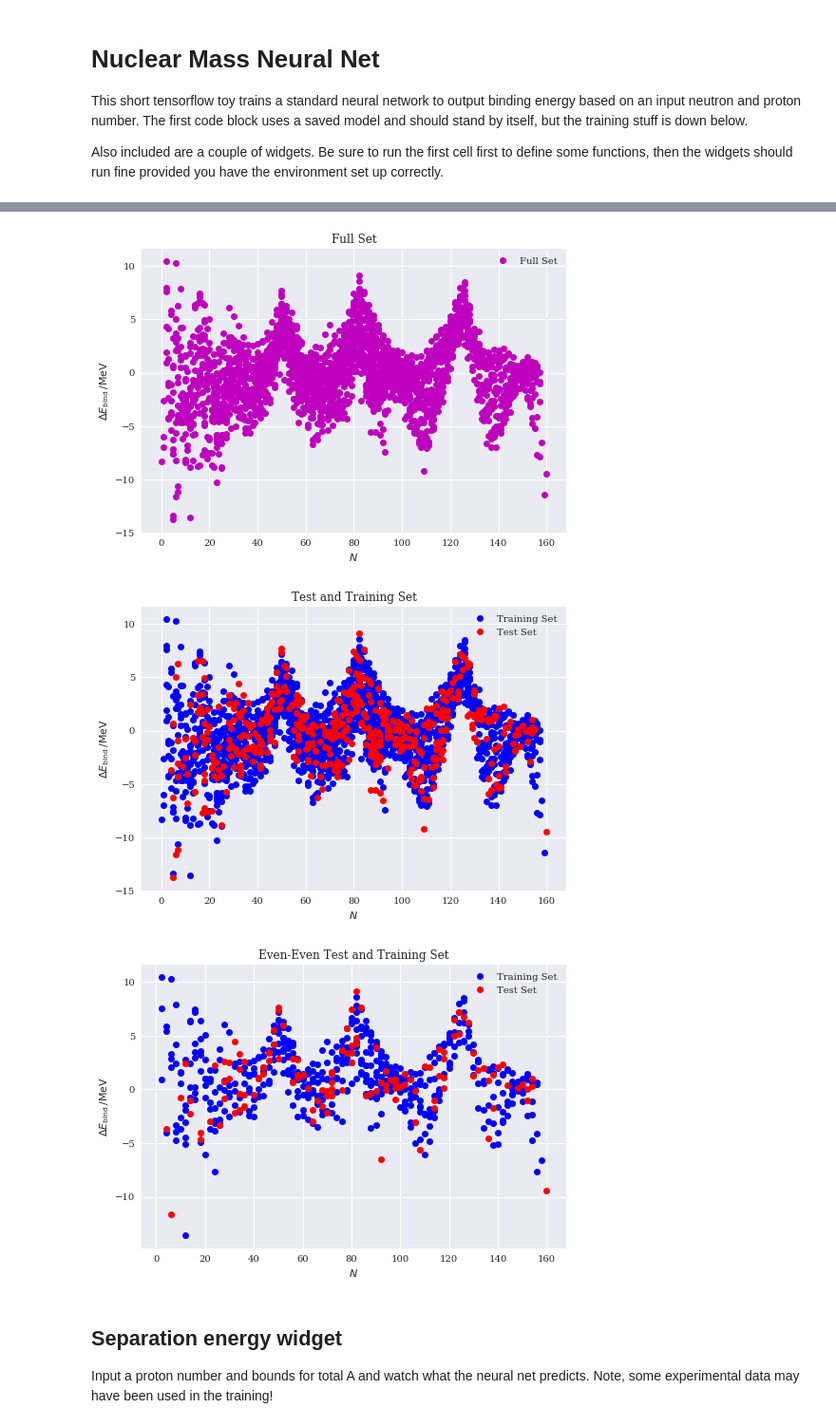
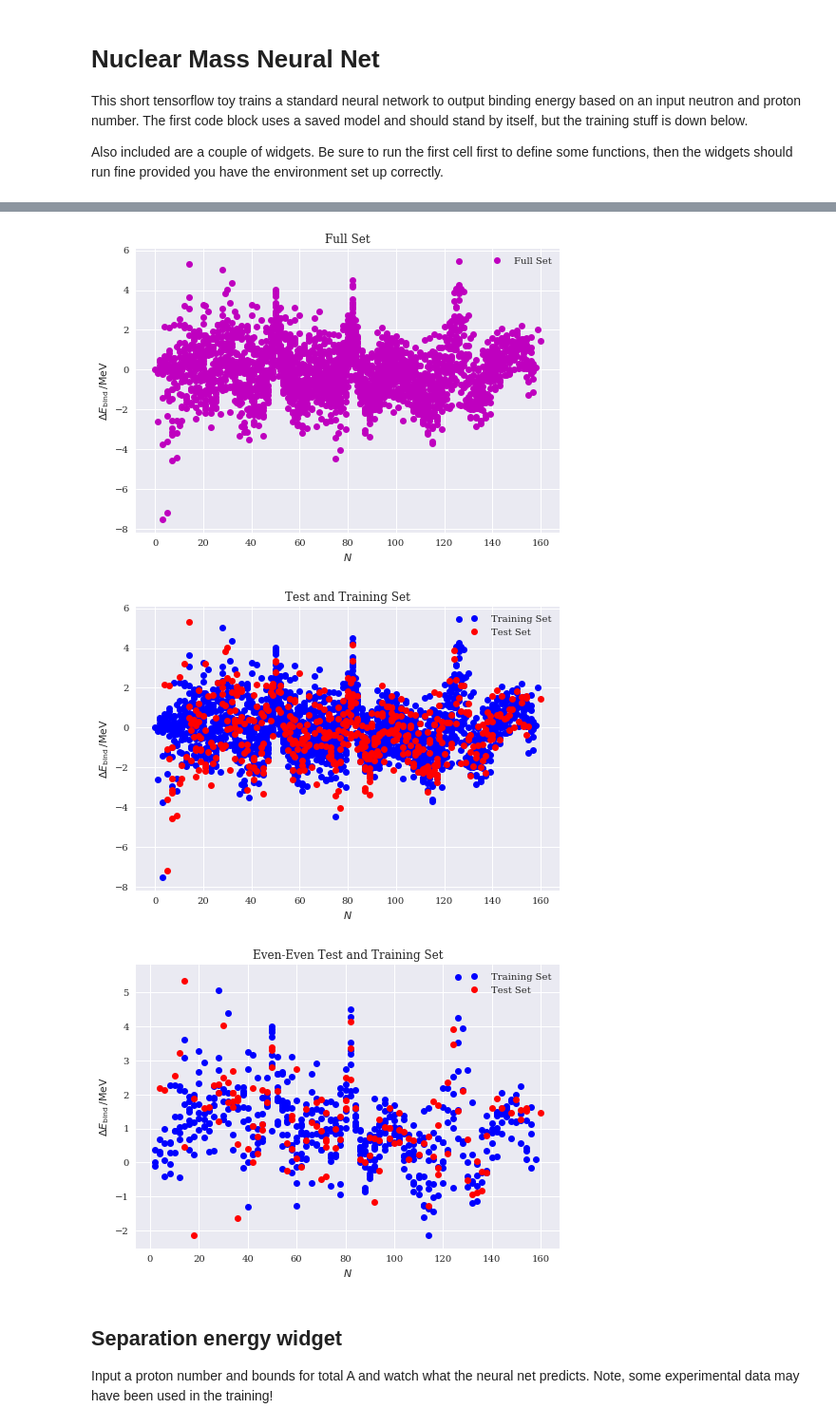
Before and after one commit to kylegodbey/MachineLearningMSU, a Jupyter notebook: NMNet/Neural Nuclear Masses BEpA.ipynb, the cells around one changed output, grey strips where cells are left out. Shown at 95% size. Saved outputs shown, nothing was run; the diff lists cells and outputs as text; code cells hidden in the pictures.

```diff
--- a/NMNet/Neural Nuclear Masses BEpA.ipynb
+++ b/NMNet/Neural Nuclear Masses BEpA.ipynb
@@ -164,9 +164,9 @@ xx = (Z.as_matrix()[:],N.as_matrix()[:])
 xx = np.asarray(xx)
 xx = xx.T
 aa = np.sum(xx,axis=1)
-yy = (Energies.as_matrix()[:],Energies.as_matrix()[:]*aa)
+yy = (Energies.as_matrix()[:])
 yy = np.asarray(yy)
-yy = yy.T
+yy = yy.T.reshape(-1, 1)
 
 # Get a test set for later
 x_train, x_test, y_train, y_test = train_test_split(xx,yy,test_size=0.2,random_state=42)
@@ -186,7 +186,7 @@ xs_full = xscaler.transform(xx)
 
 yscaler_filename = "yscalerbepa.save"
 
-yscaler = MinMaxScaler()
+yscaler = RobustScaler()
 yscaler.fit(y_train)
 
 joblib.dump(yscaler, yscaler_filename)
@@ -233,9 +233,9 @@ en_test=np.asarray(y_test).squeeze()
 trainen_test=np.asarray(y_train).squeeze()
 fullen_test=np.asarray(yy).squeeze()
 
-diff = en_test-testen_out
-traindiff = trainen_test-trainen_out
-fulldiff = fullen_test-fullen_out
+diff = (en_test-testen_out.squeeze())*a_test
+traindiff = (trainen_test-trainen_out.squeeze())*a_train
+fulldiff = (fullen_test-fullen_out.squeeze())*a_full
 
 diff = np.asarray(diff).squeeze()
 fulldiff = np.asarray(fulldiff).squeeze()
@@ -255,7 +255,7 @@ ax.set_xlabel(r'$A = N + Z$')
 ax.set_ylabel(r'$E_\mathrm{bind}\,/\mathrm{MeV}$')
 ax.plot(Masses['A'], Masses['Ebinding'], 'ro',
             label='Ame2016', alpha=0.7,c='b')
-ax.plot(a_test, testen_out[:,0],'ro',c='m')
+ax.plot(a_test, testen_out,'ro',c='m')
 ax.legend()
 save_fig("Masses2016")
 plt.show()
@@ -268,7 +268,7 @@ ax.set_ylabel(r'$\Delta E_\mathrm{bind}\,/\mathrm{MeV}$')
 
 
 plt.title(label="Test Set")
-ax.plot(x_test[:,1], diff[:,1],'ro',label='Test Set',c='r')
+ax.plot(x_test[:,1], diff,'ro',label='Test Set',c='r')
 #ax.plot(x_shift[:,1], y_test,'ro',c='r')
 
 ax.legend()
@@ -281,7 +281,7 @@ ax.set_ylabel(r'$\Delta E_\mathrm{bind}\,/\mathrm{MeV}$')
 #ax.plot(Masses['N'], Masses['Ebinding'], 'ro',
 #            label='Ame2016', alpha=0.7,c='b')
 
-ax.plot(x_train[:,1], traindiff[:,1],'ro',label='Training Set',c='b')
+ax.plot(x_train[:,1], traindiff,'ro',label='Training Set',c='b')
 #ax.plot(x_shift[:,1], y_test,'ro',c='r')
 plt.title(label="Training Set")
 #plt.ylim(-0.5,0.5)
@@ -295,7 +295,7 @@ ax.set_ylabel(r'$\Delta E_\mathrm{bind}\,/\mathrm{MeV}$')
 #ax.plot(Masses['N'], Masses['Ebinding'], 'ro',
 #            label='Ame2016', alpha=0.7,c='b')
 
-ax.plot(x_full[:,1], fulldiff[:,1],'ro',label='Full Set',c='m')
+ax.plot(x_full[:,1], fulldiff,'ro',label='Full Set',c='m')
 #ax.plot(x_shift[:,1], y_test,'ro',c='r')
 plt.title(label="Full Set")
 #plt.ylim(-0.5,0.5)
@@ -309,8 +309,8 @@ ax.set_ylabel(r'$\Delta E_\mathrm{bind}\,/\mathrm{MeV}$')
 #ax.plot(Masses['N'], Masses['Ebinding'], 'ro',
 #            label='Ame2016', alpha=0.7,c='b')
 
-ax.plot(x_train[:,1], traindiff[:,1],'ro',label='Training Set',c='b')
-ax.plot(x_test[:,1], diff[:,1],'ro',label='Test Set',c='r')
+ax.plot(x_train[:,1], traindiff,'ro',label='Training Set',c='b')
+ax.plot(x_test[:,1], diff,'ro',label='Test Set',c='r')
 #ax.plot(x_shift[:,1], y_test,'ro',c='r')
 plt.title(label="Test and Training Set")
 #plt.ylim(-0.5,0.5)
@@ -324,8 +324,8 @@ ax.set_ylabel(r'$\Delta E_\mathrm{bind}\,/\mathrm{MeV}$')
 #ax.plot(Masses['N'], Masses['Ebinding'], 'ro',
 #            label='Ame2016', alpha=0.7,c='b')
 
-ax.plot(x_train_even[:,1], traindiff_even[:,1],'ro',label='Training Set',c='b')
-ax.plot(x_test_even[:,1], diff_even[:,1],'ro',label='Test Set',c='r')
+ax.plot(x_train_even[:,1], traindiff_even,'ro',label='Training Set',c='b')
+ax.plot(x_test_even[:,1], diff_even,'ro',label='Test Set',c='r')
 #ax.plot(x_shift[:,1], y_test,'ro',c='r')
 plt.title(label="Even-Even Test and Training Set")
 #plt.ylim(-0.5,0.5)
@@ -343,6 +343,6 @@ Test R2: 0.9996
-[figure, old version]
+[figure, new version]
-[figure, old version]
+[figure, new version]
-[figure, old version]
+[figure, new version]
 # %% [markdown]
 ## Separation energy widget
 
```
Also changed, not shown: parts of 5 cells of this notebook, 11 other files.
